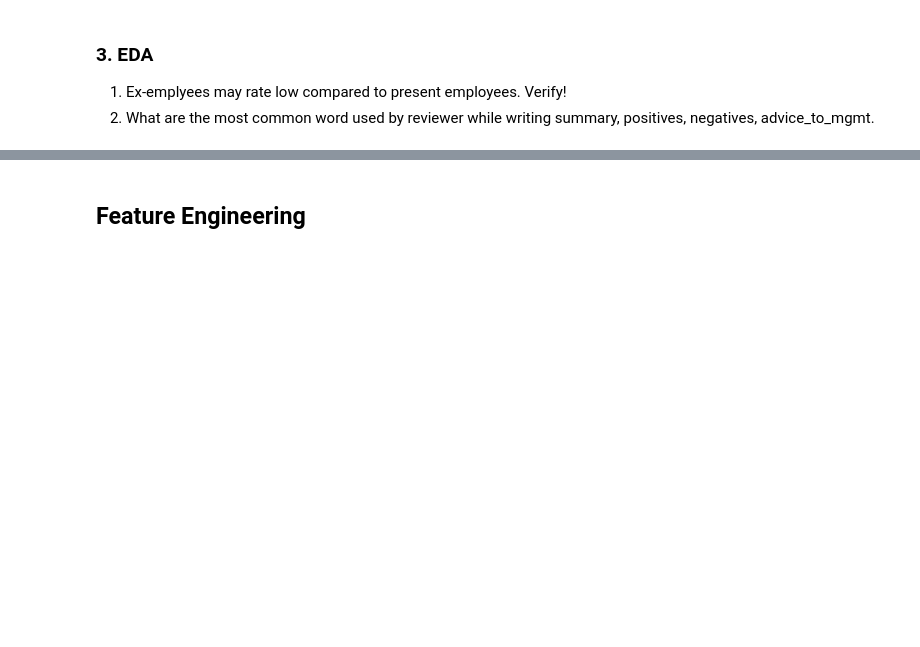
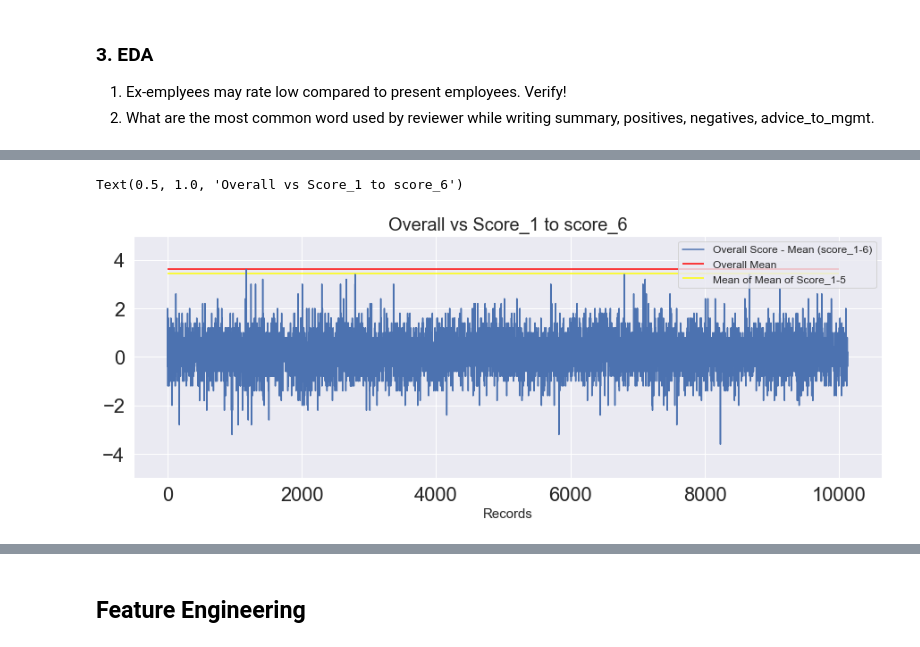
Before and after one commit to kumaranurag7/Job-Reviews-Analysis-Prediction, a Jupyter notebook: Job_reviews_ratings_analysis_and_prediction.ipynb, the cells around one changed output, grey strips where cells are left out. Drawn from its saved outputs; the diff is of its cells as text; code cells hidden in the pictures; blank space fills up the shorter version.

```diff
--- a/Job_reviews_ratings_analysis_and_prediction.ipynb
+++ b/Job_reviews_ratings_analysis_and_prediction.ipynb
@@ -96,3 +118,18 @@ train
+# %%
+# Relation between overall & scores_1-scores_5
+plt_df2 = train.dropna().copy()
+plt_df2['mean_score'] = (plt_df2['score_1']+plt_df2['score_2']+plt_df2['score_3']+plt_df2['score_4']+plt_df2['score_5'])/5
+plt.figure(figsize = (15,5))
+plt.plot(plt_df2.reset_index().index,(plt_df2.overall-plt_df2.mean_score),label='Overall Score - Mean (score_1-6)')
+plt.ylim(-5,5)
+plt.hlines(plt_df2.overall.mean(),0,10000,label = 'Overall Mean',color='red')
+plt.hlines(plt_df2.mean_score.mean(),0,10000,label = 'Mean of Mean of Score_1-5',color='yellow')
+plt.legend(fontsize=12)
+plt.xlabel('Records',fontsize = 15)
+plt.title('Overall vs Score_1 to score_6', fontsize = 20)
+# %% [output]
+Text(0.5, 1.0, 'Overall vs Score_1 to score_6')
+[figure, added]
 # %%
 # Overall rating distribution by employee status
 train.groupby('status')['overall'].value_counts(normalize=True).mul(100).unstack().plot.bar(stacked=True,figsize = (16,6))
```
Also changed, not shown: parts of 23 cells of this notebook.
